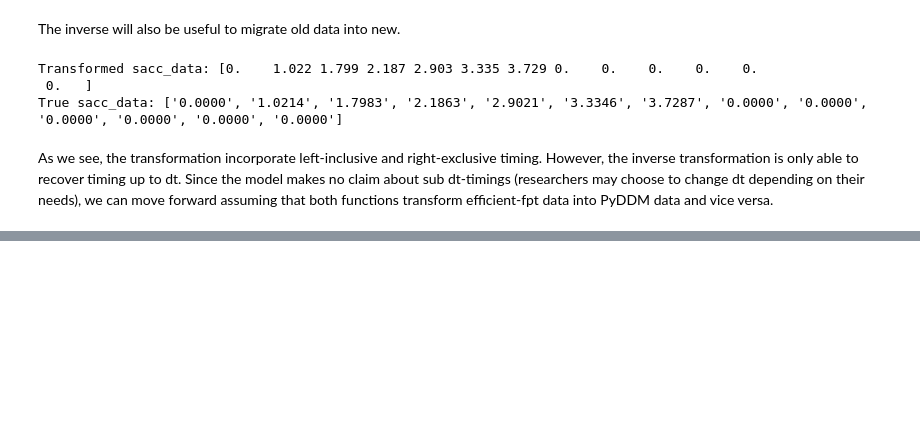
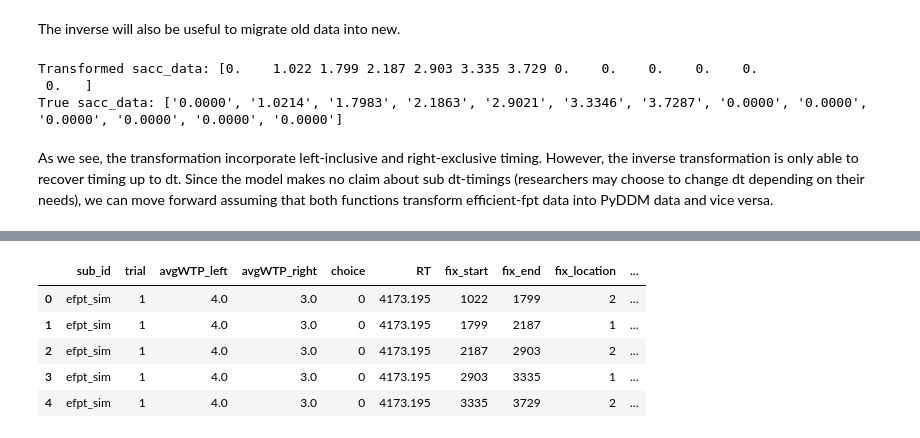
Before and after one commit to Hehesh/efficient-fpt, a Jupyter notebook: mia.ipynb, the cells around one changed output, grey strips where cells are left out. Saved outputs shown, nothing was run; the diff lists cells and outputs as text; code cells hidden in the pictures; blank space fills up the shorter version.

```diff
--- a/mia.ipynb
+++ b/mia.ipynb
@@ -168,0 +334,27 @@ As we see, the transformation incorporate left-inclusive and right-exclusive tim
+# %%
+efpt_rasterized = rasterize_data(efpt_df, subject_col='sub_id',trial_col='trial',seq_col='fixation')
+efpt_rasterized = efpt_rasterized.loc[:, ['sub_id', 'trial', 'avgWTP_left', 'avgWTP_right', 'choice', 'RT', 'fix_start', 'fix_end', 'fix_location']]
+efpt_rasterized['fix_dur'] = efpt_rasterized.apply(
+    lambda r: r['fix_end'] - r['fix_start'],
+    axis=1
+)
+
+efpt_rasterized['fix_num'] = (
+    efpt_rasterized
+    .groupby(['sub_id', 'trial'])
+    .cumcount() + 1
+)
+
+efpt_rasterized['fix_num_rev'] = (
+    efpt_rasterized
+    .groupby(['sub_id', 'trial'])
+    .cumcount(ascending=False) + 1
+)
+efpt_rasterized.head()
+# %% [output]
+|  | sub_id | trial | avgWTP_left | avgWTP_right | choice | RT | fix_start | fix_end | fix_location | ... |
+| 0 | efpt_sim | 1 | 4.0 | 3.0 | 0 | 4173.195 | 1022 | 1799 | 2 | ... |
+| 1 | efpt_sim | 1 | 4.0 | 3.0 | 0 | 4173.195 | 1799 | 2187 | 1 | ... |
+| 2 | efpt_sim | 1 | 4.0 | 3.0 | 0 | 4173.195 | 2187 | 2903 | 2 | ... |
+| 3 | efpt_sim | 1 | 4.0 | 3.0 | 0 | 4173.195 | 2903 | 3335 | 1 | ... |
+| 4 | efpt_sim | 1 | 4.0 | 3.0 | 0 | 4173.195 | 3335 | 3729 | 2 | ... |
```
Also changed, not shown: parts of 15 cells of this notebook, 1 other file.
